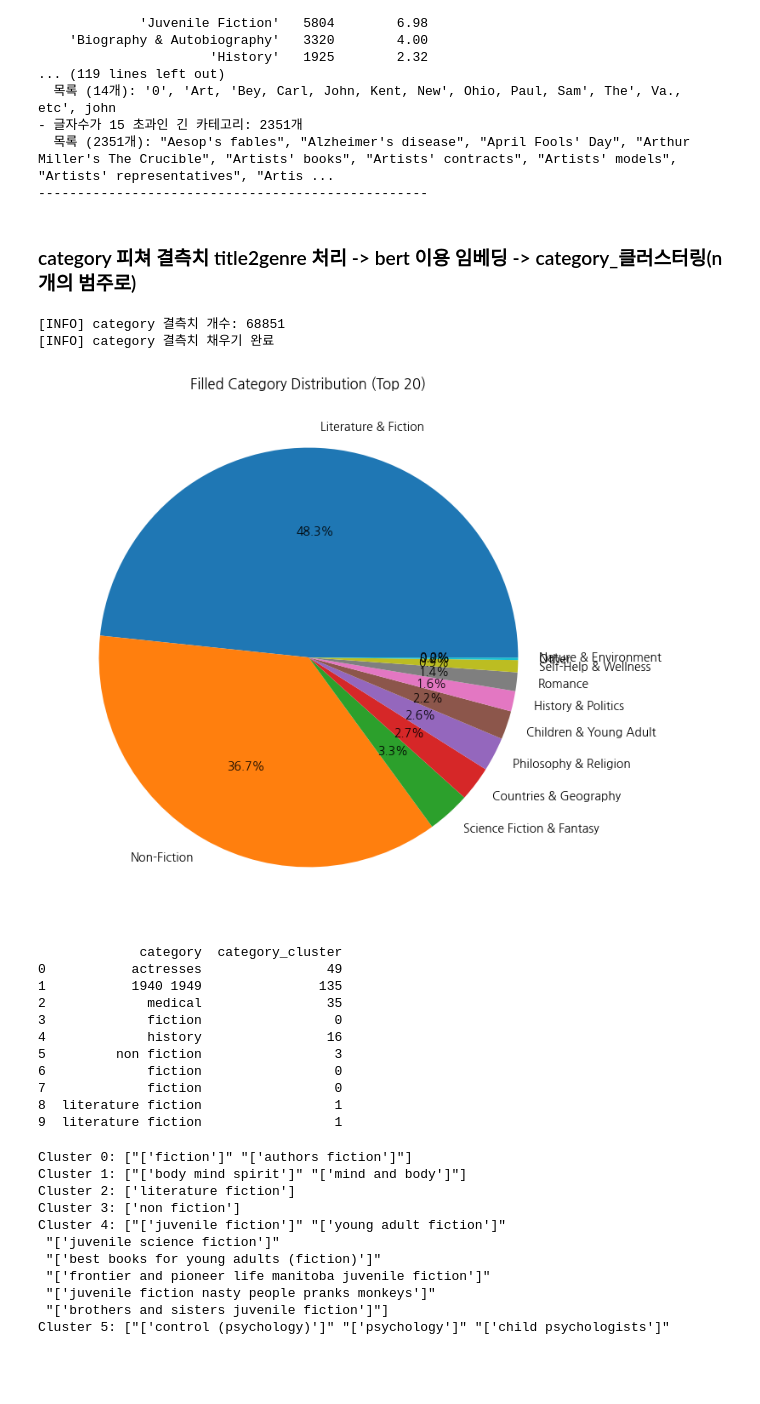
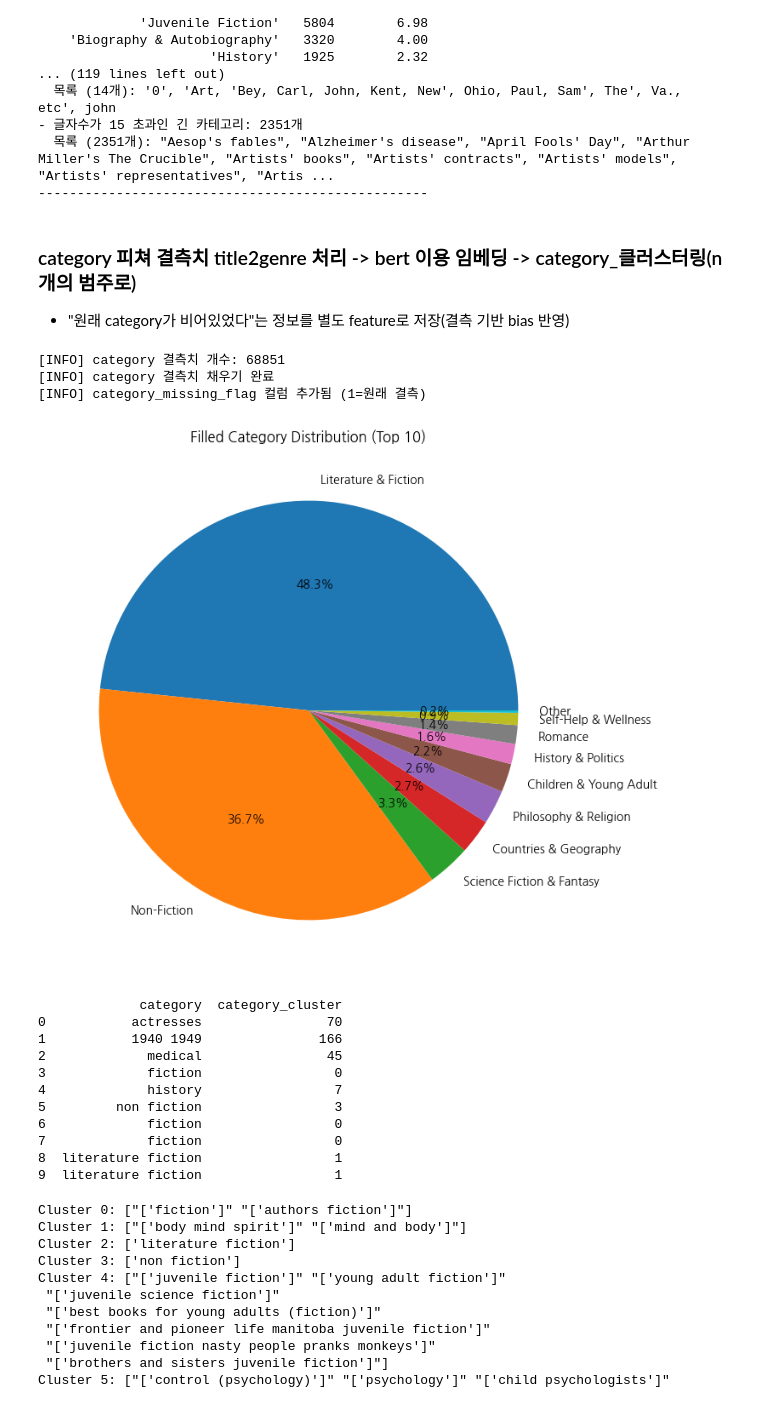
Before and after one commit to boostcampaitech8/pro-recsys-bookratingprediction-recsys-04, a Jupyter notebook: eda/min/02_BOOK_EDA.ipynb, the cells around one changed output. Cells and saved outputs as stored; diff of their text form; code cells hidden in the pictures; blank space fills up the shorter version.

```diff
--- a/eda/min/02_BOOK_EDA.ipynb
+++ b/eda/min/02_BOOK_EDA.ipynb
@@ -179,8 +179,10 @@ print("-" * 50)
 --------------------------------------------------
 # %% [markdown]
 ### category 피쳐 결측치 title2genre 처리 -> bert 이용 임베딩 -> category_클러스터링(n 개의 범주로)
+- "원래 category가 비어있었다"는 정보를 별도 feature로 저장(결측 기반 bias 반영)
 # %%
 from transformers import AutoTokenizer, AutoModelForSequenceClassification
+import torch
 
 # --------------------------------------------------
 # 1. 모델 로드
@@ -195,17 +197,23 @@ model = model.to(device)
 model.eval()
 
 # --------------------------------------------------
-# 2. category 결측치 예측 함수
+# 2. category 결측치 예측 + missing_flag 생성 함수
 # --------------------------------------------------
 def fill_category_with_title2genre(book_df):
     df = book_df.copy()
 
-    # category 결측치 인덱스
+    # -------------------------------
+    # (NEW) 원래 category 결측치 flag 생성
+    # -------------------------------
+    df["category_missing_flag"] = df["category"].isna().astype(int)
+
+    # category 결측치인 row mask
     mask = df["category"].isna() | (df["category"] == "")
     df_missing = df[mask]
 
     print(f"[INFO] category 결측치 개수: {len(df_missing)}")
 
+    # No missing → 그대로 반환
     if len(df_missing) == 0:
         print("[INFO] 채울 category 결측치 없음")
         return df
@@ -231,16 +239,17 @@ def fill_category_with_title2genre(book_df):
             probs = torch.softmax(outputs.logits, dim=1)
             pred_ids = torch.argmax(probs, dim=1).cpu().numpy().tolist()
 
-        # label id → label_name
+        # id → label_name 변환
         labels = [model.config.id2label[i] for i in pred_ids]
         preds.extend(labels)
 
-    # --------------------------------------------------
-    # 3. book_df에 결측치 채워넣기
-    # --------------------------------------------------
+    # -------------------------------
+    # 3. 결측치 채우기
+    # -------------------------------
     df.loc[mask, "category"] = preds
 
     print("[INFO] category 결측치 채우기 완료")
+    print("[INFO] category_missing_flag 컬럼 추가됨 (1=원래 결측)")
 
     return df
 # %%
@@ -248,25 +257,28 @@ book_df_eda = fill_category_with_title2genre(book_df_eda)
 # %% [output]
 [INFO] category 결측치 개수: 68851
 [INFO] category 결측치 채우기 완료
+[INFO] category_missing_flag 컬럼 추가됨 (1=원래 결측)
 # %%
 import matplotlib.pyplot as plt
 
 df_before = book_df
 df_after = book_df_eda
 
 # 원래 category 결측치였던 row
 mask_missing = df_before["category"].isna() | (df_before["category"] == "")
 filled_df = df_after[mask_missing]
 
-# 분포
+# Top 10
+top_n = 10
 vc = filled_df["category"].value_counts()
+vc_top = vc.head(top_n)
 
 plt.figure(figsize=(8, 8))
-plt.pie(vc, labels=vc_top.index, autopct='%1.1f%%')
+plt.pie(vc_top, labels=vc_top.index, autopct='%1.1f%%')
 plt.title(f"Filled Category Distribution (Top {top_n})")
 plt.show()
 # %% [output]
-[figure, old version]
+[figure, new version]
 # %%
 import pandas as pd
 import numpy as np
@@ -399,11 +411,11 @@ book_df_eda = book_df_eda.drop(columns=['category_text'])
 print(book_df_eda[['category', 'category_cluster']].head(10))
 # %% [output]
              category  category_cluster
-0           actresses                49
-1           1940 1949               135
-2             medical                35
+0           actresses                70
+1           1940 1949               166
+2             medical                45
 3             fiction                 0
-4             history                16
+4             history                 7
 5         non fiction                 3
 6             fiction                 0
 7             fiction                 0
```
Also changed, not shown: parts of 11 cells of this notebook, 30 other files.
